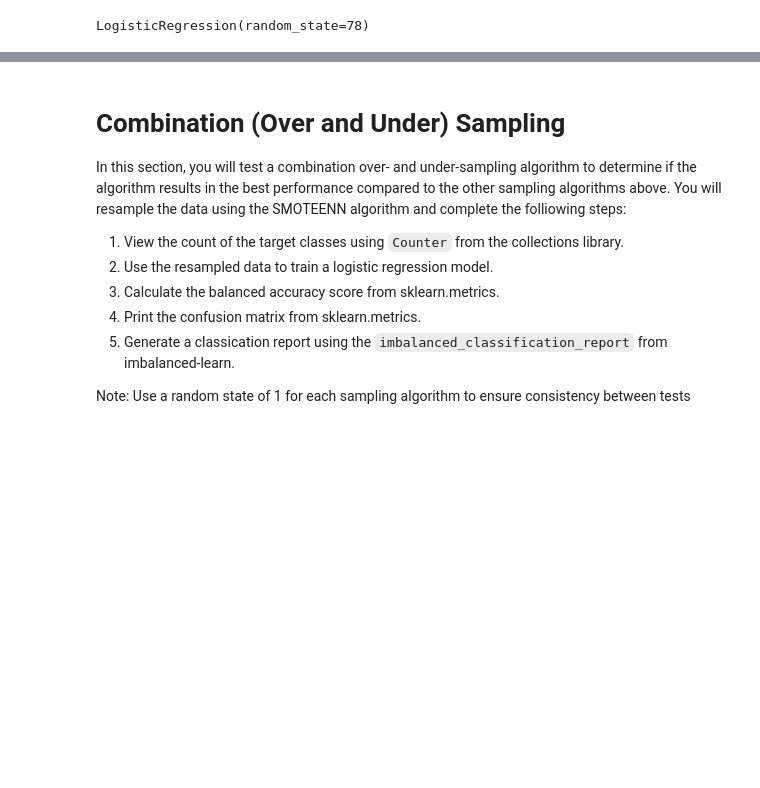
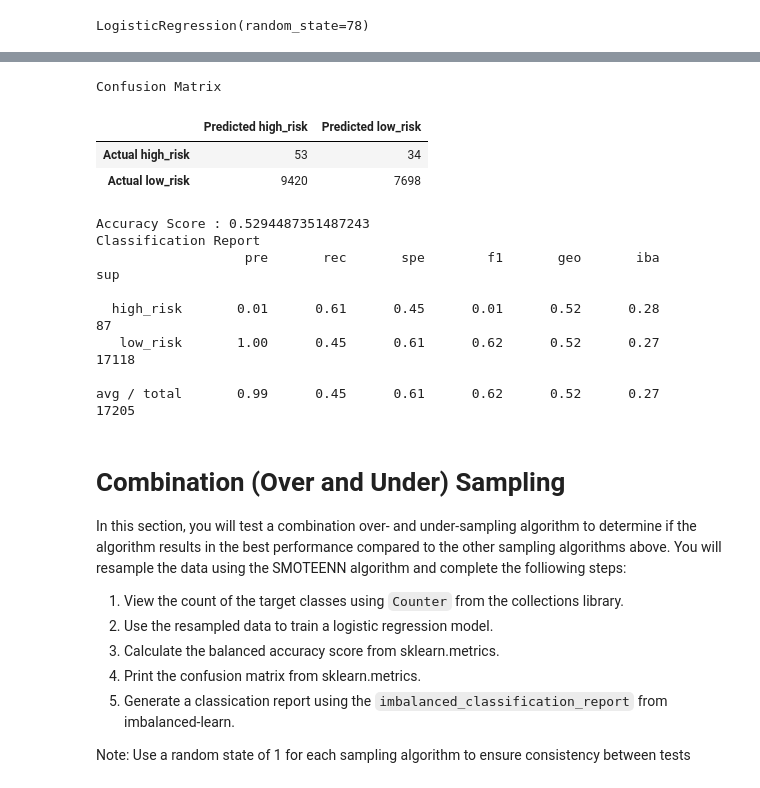
Before and after one commit to ramarh1/Credit_Risk_Analysis, a Jupyter notebook: Module-17-Challenge-Resources/credit_risk_resampling.ipynb, the cells around one changed output, grey strips where cells are left out. Saved outputs shown, nothing was run; the diff lists cells and outputs as text; code cells hidden in the pictures; blank space fills up the shorter version.

```diff
--- a/Module-17-Challenge-Resources/credit_risk_resampling.ipynb
+++ b/Module-17-Challenge-Resources/credit_risk_resampling.ipynb
@@ -289,3 +323,23 @@ avg / total       0.99      0.44      0.59      0.60      0.51      0.25     172
+# %%
+# Displaying results for Undersampling
+print("Confusion Matrix")
+display(cm_df)
+print(f"Accuracy Score : {acc_score}")
+print("Classification Report")
+print(classification_report_imbalanced(y_test, y_pred))
+# %% [output]
+Confusion Matrix
+|  | Predicted high_risk | Predicted low_risk |
+| Actual high_risk | 53 | 34 |
+| Actual low_risk | 9420 | 7698 |
+Accuracy Score : 0.5294487351487243
+Classification Report
+                   pre       rec       spe        f1       geo       iba       sup
+
+  high_risk       0.01      0.61      0.45      0.01      0.52      0.28        87
+   low_risk       1.00      0.45      0.61      0.62      0.52      0.27     17118
+
+avg / total       0.99      0.45      0.61      0.62      0.52      0.27     17205
 # %% [markdown]
 # Combination (Over and Under) Sampling
 
```
Also changed, not shown: parts of 9 cells of this notebook, 1 other file.
